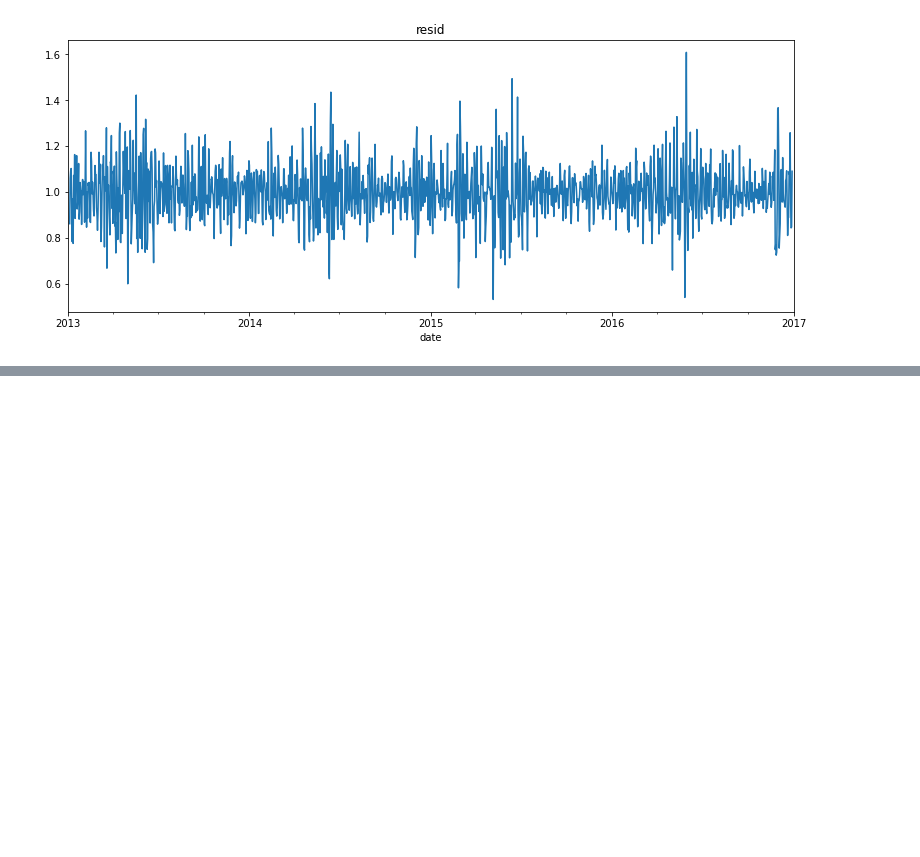
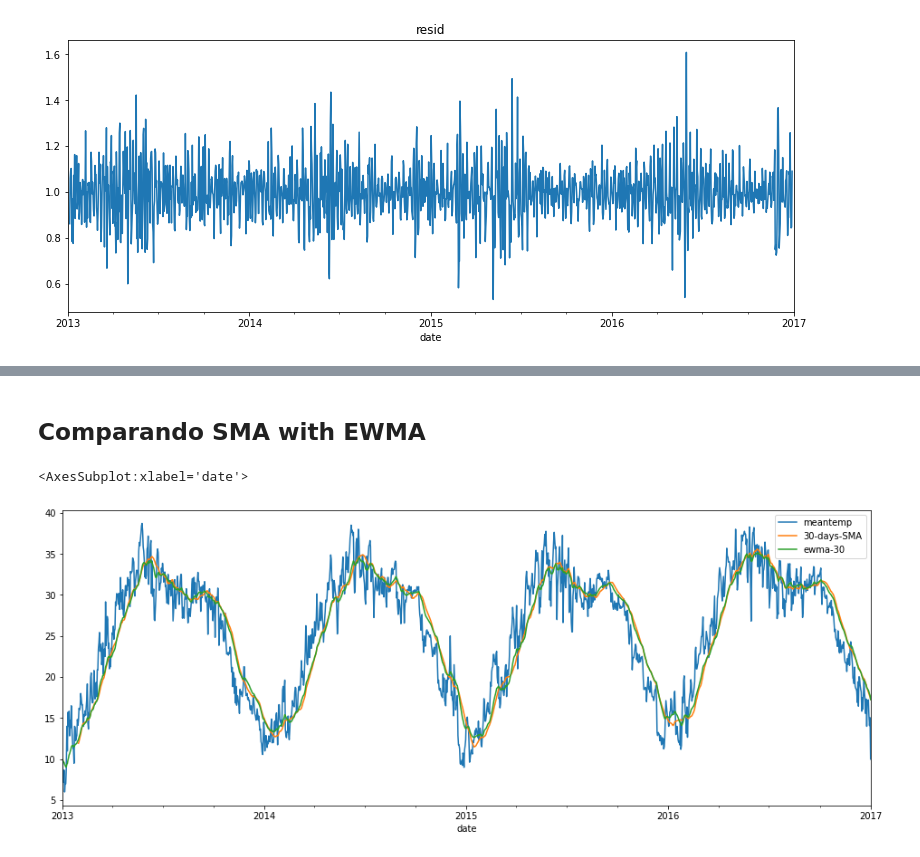
Before and after one commit to JessicaIta/times_series_daily_climate, a Jupyter notebook: times_series_daily.ipynb, the cells around one changed output, grey strips where cells are left out. Saved outputs shown, nothing was run; the diff lists cells and outputs as text; code cells hidden in the pictures; blank space fills up the shorter version.

```diff
--- a/times_series_daily.ipynb
+++ b/times_series_daily.ipynb
@@ -56,0 +95,7 @@ result.resid.plot(title='resid')
+# %% [markdown]
+## Comparando SMA with EWMA
+# %%
+base[['meantemp','30-days-SMA', 'ewma-30']].plot(figsize=(16,6))
+# %% [output]
+<AxesSubplot:xlabel='date'>
+[figure, added]
```
Also changed, not shown: parts of 8 cells of this notebook.
